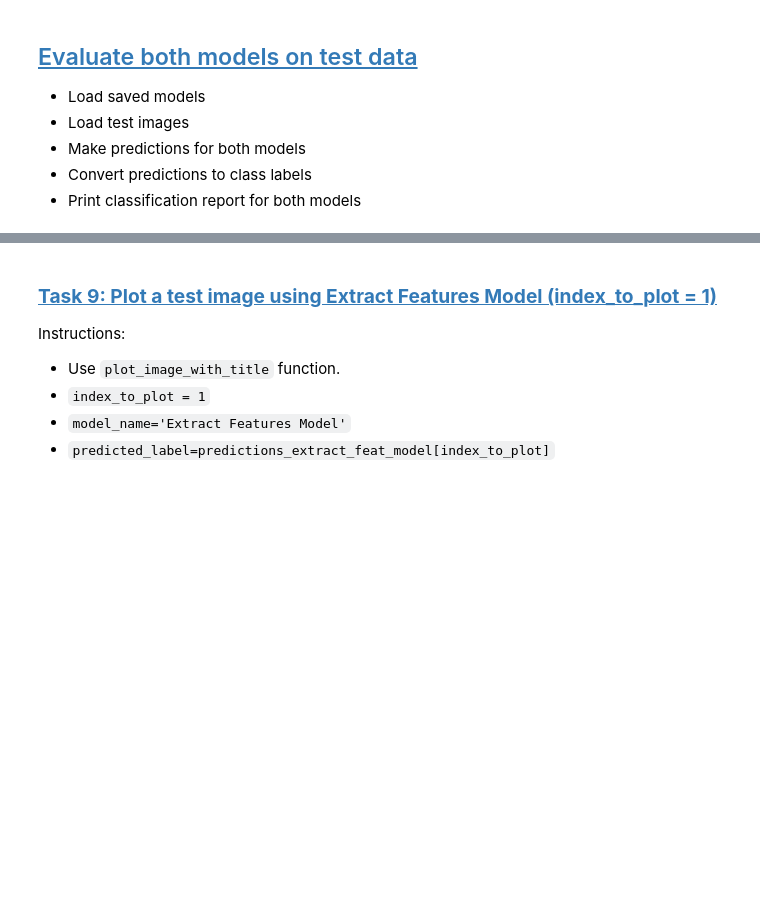
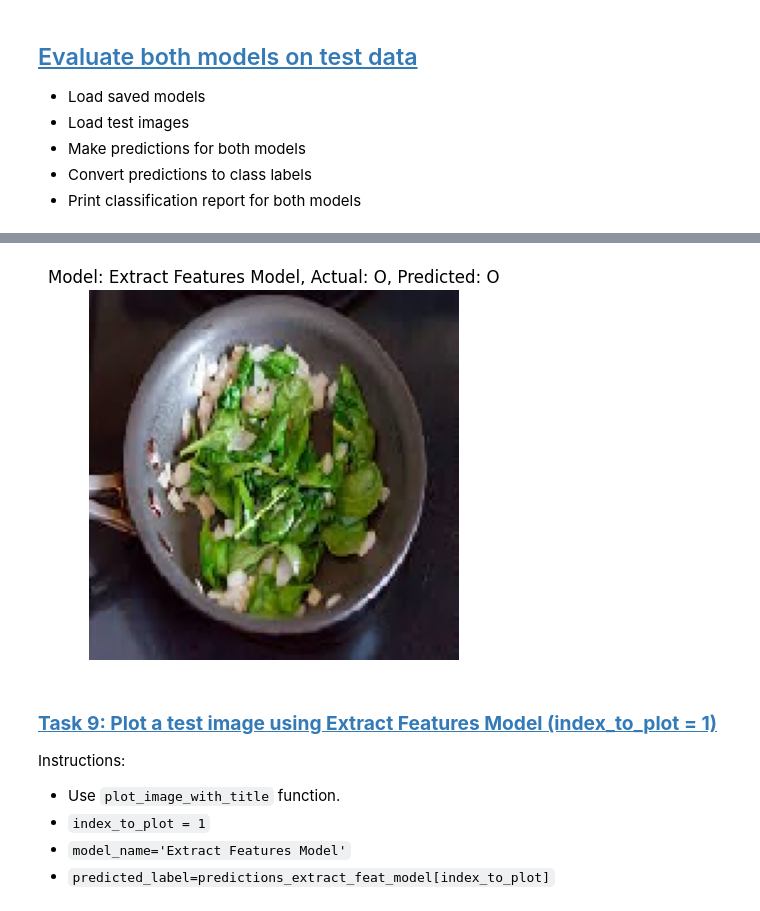
Before and after one commit to Jhernan271/CNN-Convolutional-Neural-Network-Image-Classification, a Jupyter notebook: FinalProj_WasteProducts.ipynb, the cells around one changed output, grey strips where cells are left out. Drawn from its saved outputs; the diff is of its cells as text; code cells hidden in the pictures; blank space fills up the shorter version.

```diff
--- a/FinalProj_WasteProducts.ipynb
+++ b/FinalProj_WasteProducts.ipynb
@@ -622,8 +757,8 @@ plt.show()
 from pathlib import Path
 
 # Load saved models
-extract_feat_model = tf.keras.models.load_model('O_R_tlearn_vgg16.keras')
-fine_tune_model = tf.keras.models.load_model('O_R_tlearn_fine_tune_vgg16.keras')
+extract_feat_model = tf_keras.models.load_model('O_R_tlearn_vgg16.keras')
+fine_tune_model = tf_keras.models.load_model('O_R_tlearn_fine_tune_vgg16.keras')
 
 IMG_DIM = (150, 150)
 
@@ -632,7 +767,7 @@ test_files_O = glob.glob('./o-vs-r-split/test/O/*')
 test_files_R = glob.glob('./o-vs-r-split/test/R/*')
 test_files = test_files_O[:50] + test_files_R[:50]
 
-test_imgs = [tf.keras.preprocessing.image.img_to_array(tf.keras.preprocessing.image.load_img(img, target_size=IMG_DIM)) for img in test_files]
+test_imgs = [img_to_array(load_img(img, target_size=IMG_DIM)) for img in test_files]
 test_imgs = np.array(test_imgs)
 test_labels = [Path(fn).parent.name for fn in test_files]
 
@@ -661,19 +818,20 @@ print(metrics.classification_report(test_labels, predictions_fine_tune_model))
 # %%
 # Plot one of the images with actual label and predicted label as title
 def plot_image_with_title(image, model_name, actual_label, predicted_label):
     plt.imshow(image)
     plt.title(f"Model: {model_name}, Actual: {actual_label}, Predicted: {predicted_label}")
     plt.axis('off')
     plt.show()
 
-# Specify index of image to plot, for example index 0
-index_to_plot = 0
+index_to_plot = 7
 plot_image_with_title(
     image=test_imgs[index_to_plot].astype('uint8'),
     model_name='Extract Features Model',
     actual_label=test_labels[index_to_plot],
     predicted_label=predictions_extract_feat_model[index_to_plot],
     )
+# %% [output]
+[figure, added]
 # %% [markdown]
 ### <a id='toc1_13_1_'></a>[**Task 9: Plot a test image using Extract Features Model (index_to_plot = 1)**](#toc0_)
 Instructions:
```
Also changed, not shown: parts of 24 cells of this notebook, 1 other file.
